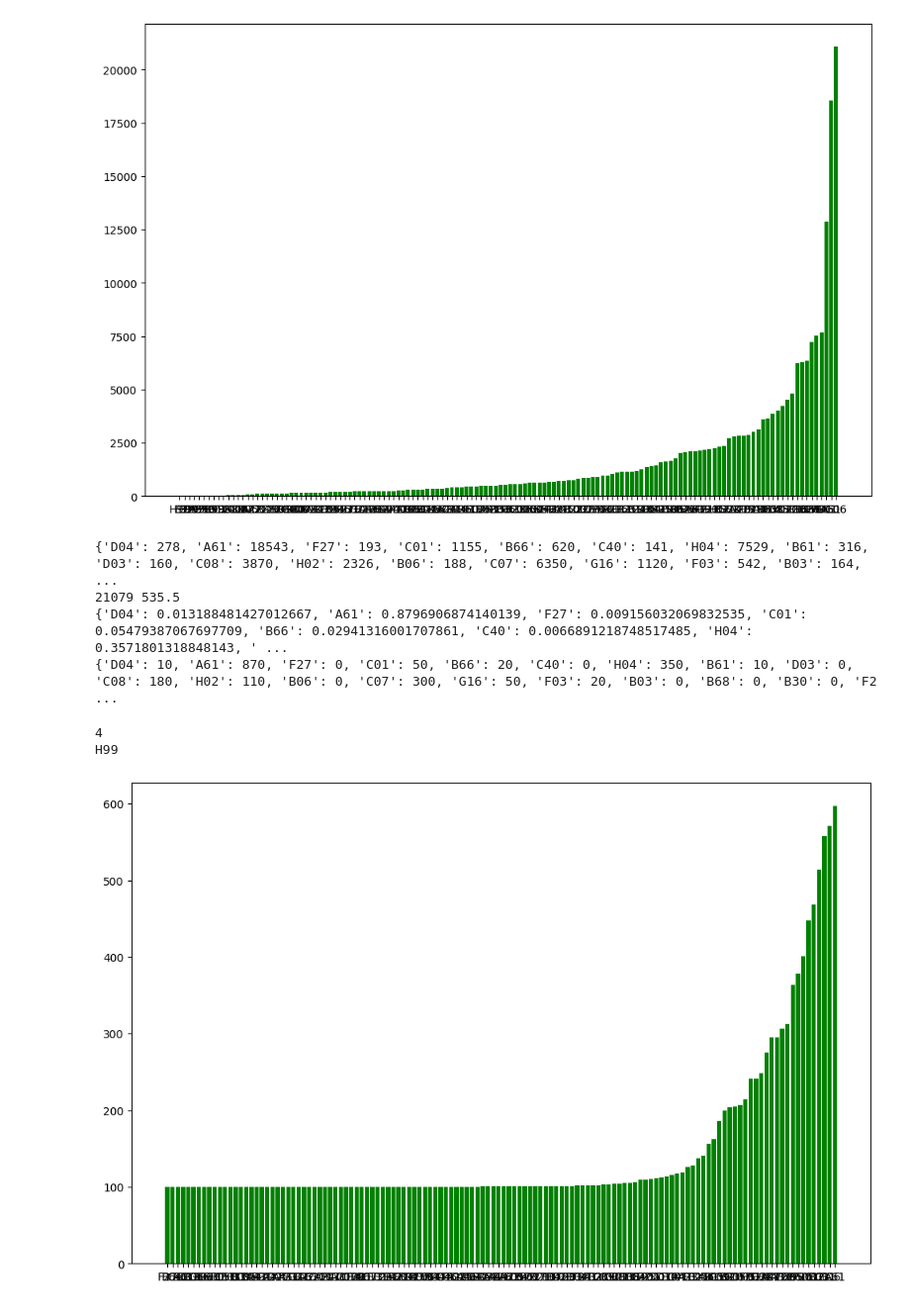
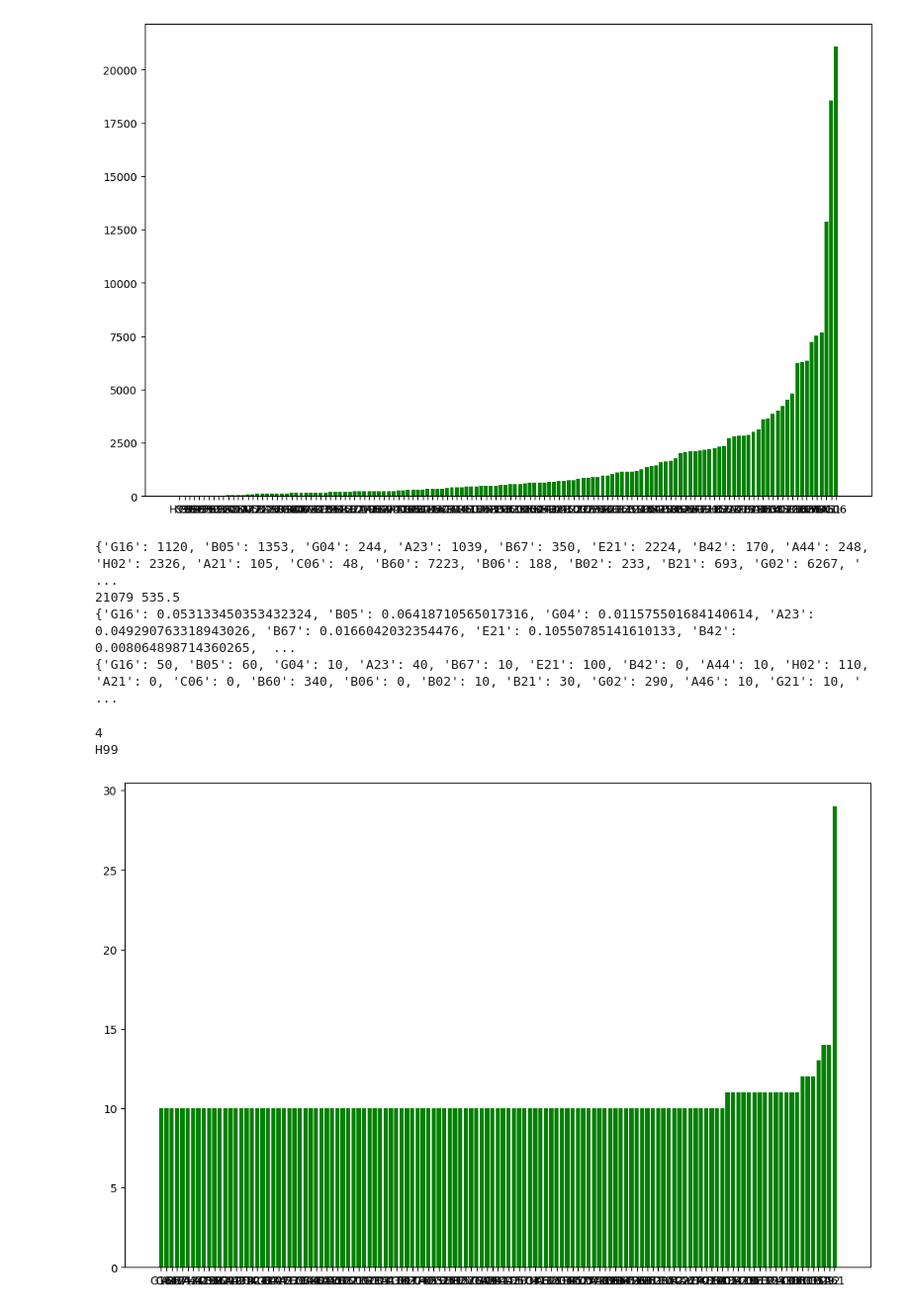
Before and after one commit to juliusgeo/CPC-Patent-Classifier, a Jupyter notebook: notebooks/CreateBalancedDataset.ipynb, the cells around one changed output. Shown at 99% size. Saved outputs shown, nothing was run; the diff lists cells and outputs as text; code cells hidden in the pictures.

```diff
--- a/notebooks/CreateBalancedDataset.ipynb
+++ b/notebooks/CreateBalancedDataset.ipynb
@@ -24,7 +24,7 @@ occurences = {k: 0 for k in all_labels}
 current_dataframe = pd.read_csv(directory_prefix+'datasets/claims_dataset_1.csv',sep=',', header = None).to_numpy()#, chunksize=100000)
 
 for row in current_dataframe:
-    label, description=row[0], row[1]+row[2]
+    label, abstract, claims=row[0], row[1], row[2]
     label_vectors = [z.strip().strip('\'\"')[:label_depth] for z in label.split(',')]
     label_vectors = list(set([i for i in label_vectors if i in all_labels]))
     #skip = False
@@ -36,7 +36,7 @@ for row in current_dataframe:
 
     for i in label_vectors:
         occurences[i] = occurences[i]+1
-        dataset[i].append((label_vectors, description))
+        dataset[i].append((label_vectors, abstract, claims))
     #if sum([occurences[i] for i in label_vectors]) >= num_of_patents*len(label_vectors):
     #    continue
 
@@ -64,42 +64,47 @@ dataset_weights = {k: v*10 if v < med else v for k, v in dataset_weights.items()
 
 print(dataset_weights)
 # %% [output]
-{'D04': 278, 'A61': 18543, 'F27': 193, 'C01': 1155, 'B66': 620, 'C40': 141, 'H04': 7529, 'B61': 316, 'D03': 160, 'C08': 3870, 'H02': 2326, 'B06': 188, 'C07': 6350, 'G16': 1120, 'F03': 542, 'B03': 164, ...
+{'G16': 1120, 'B05': 1353, 'G04': 244, 'A23': 1039, 'B67': 350, 'E21': 2224, 'B42': 170, 'A44': 248, 'H02': 2326, 'A21': 105, 'C06': 48, 'B60': 7223, 'B06': 188, 'B02': 233, 'B21': 693, 'G02': 6267, ' ...
 21079 535.5
-{'D04': 0.013188481427012667, 'A61': 0.8796906874140139, 'F27': 0.009156032069832535, 'C01': 0.05479387067697709, 'B66': 0.02941316001707861, 'C40': 0.0066891218748517485, 'H04': 0.3571801318848143, ' ...
-{'D04': 10, 'A61': 870, 'F27': 0, 'C01': 50, 'B66': 20, 'C40': 0, 'H04': 350, 'B61': 10, 'D03': 0, 'C08': 180, 'H02': 110, 'B06': 0, 'C07': 300, 'G16': 50, 'F03': 20, 'B03': 0, 'B68': 0, 'B30': 0, 'F2 ...
+{'G16': 0.053133450353432324, 'B05': 0.06418710565017316, 'G04': 0.011575501684140614, 'A23': 0.049290763318943026, 'B67': 0.0166042032354476, 'E21': 0.10550785141610133, 'B42': 0.008064898714360265,  ...
+{'G16': 50, 'B05': 60, 'G04': 10, 'A23': 40, 'B67': 10, 'E21': 100, 'B42': 0, 'A44': 10, 'H02': 110, 'A21': 0, 'C06': 0, 'B60': 340, 'B06': 0, 'B02': 10, 'B21': 30, 'G02': 290, 'A46': 10, 'G21': 10, ' ...
 # %%
 for k in dataset.keys():
     dataset[k] = sorted(dataset[k], key=lambda x: len(x[1]))
 # %%
 balanced = []
 new_occurences = {k: 0 for k in all_labels}
 print(min([len(dataset[k]) for k in dataset if dataset[k] != []]))
 import random
 k = sorted(occurences.keys(), key=lambda x: occurences[x])[0]
 print(k)
-while new_occurences[k] < 100:
+
+for k in dataset.keys():
+    dataset[k] = sorted(dataset[k], key=lambda x: len(x[0]))
+while new_occurences[k] < 10:
     if dataset[k] == []:
-        del dataset[k]
-        del occurences[k]
+        #del dataset[k]
+        #del occurences[k]
         del new_occurences[k]
         k = sorted(new_occurences.keys(), key=lambda x: new_occurences[x])[0]
         continue
-    label_vectors, description = random.choice(dataset[k])
+    m = max([len(i[0]) for i in dataset[k]])
+    label_vectors, abstract, claims = dataset[k][0]
+    dataset[k].pop(0)
     for i in label_vectors:
-        new_occurences[i] = new_occurences[i]+1
-    balanced.append((label_vectors, description))
+        new_occurences[i] = new_occurences.get(i, 0) +1
+    balanced.append((label_vectors, abstract, claims))
     k = sorted(new_occurences.keys(), key=lambda x: new_occurences[x])[0]
     #print(k)
 
 keys = sorted(new_occurences.keys(), key=lambda x: new_occurences[x])
 vals = sorted(new_occurences.values())
 plt.bar(keys, vals, color='g')
 plt.show()
 # %% [output]
 4
 H99
-[figure, old version]
+[figure, new version]
 # %%
 print(len(balanced))
 with open(directory_prefix+'datasets/balanced_test_dataset_label_depth_3.csv', mode='w') as file:
```
Also changed, not shown: parts of 3 cells of this notebook, 4 other files.
